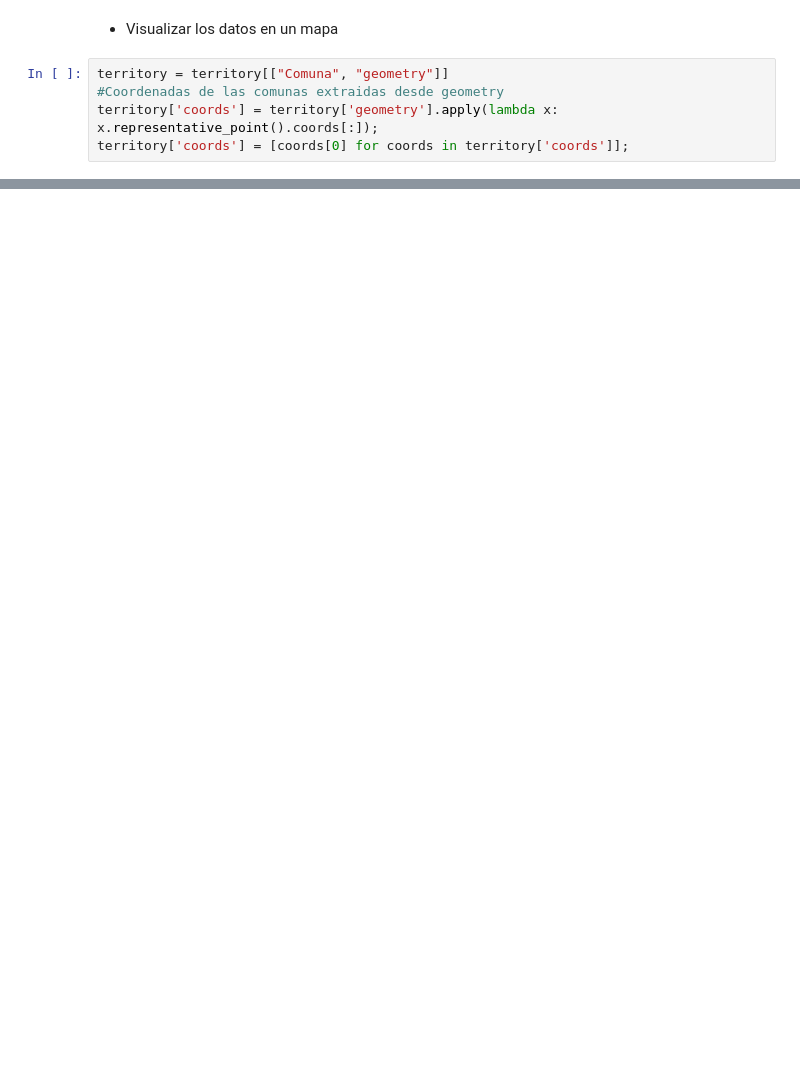
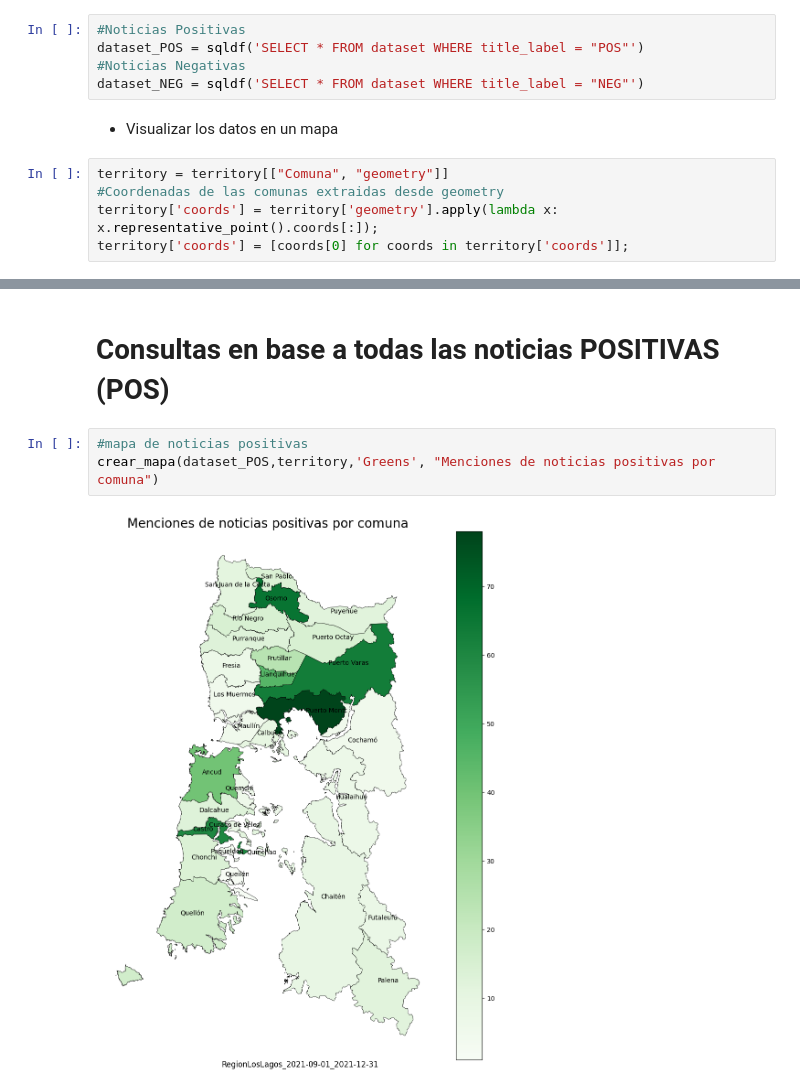
Before and after one commit to FederalTN/INFO279-PROYECTO-TAL, a Jupyter notebook: TAREA_P3_CONSULTAS.ipynb, the cells around one changed output, grey strips where cells are left out. Drawn from its saved outputs; the diff is of its cells as text; blank space fills up the shorter version.

```diff
--- a/TAREA_P3_CONSULTAS.ipynb
+++ b/TAREA_P3_CONSULTAS.ipynb
@@ -54,3 +56,8 @@ dataset
+# %%
+#Noticias Positivas
+dataset_POS = sqldf('SELECT * FROM dataset WHERE title_label = "POS"')
+#Noticias Negativas
+dataset_NEG = sqldf('SELECT * FROM dataset WHERE title_label = "NEG"')
 # %% [markdown]
 - Visualizar los datos en un mapa
 # %%
@@ -93,0 +134,7 @@ crear_mapa(dataset,territory,"rojo")
+# %% [markdown]
+# Consultas en base a todas las noticias POSITIVAS (POS)
+# %%
+#mapa de noticias positivas
+crear_mapa(dataset_POS,territory,'Greens', "Menciones de noticias positivas por comuna")
+# %% [output]
+[figure, added]
```
Also changed, not shown: parts of 10 cells of this notebook, 2 other files.
